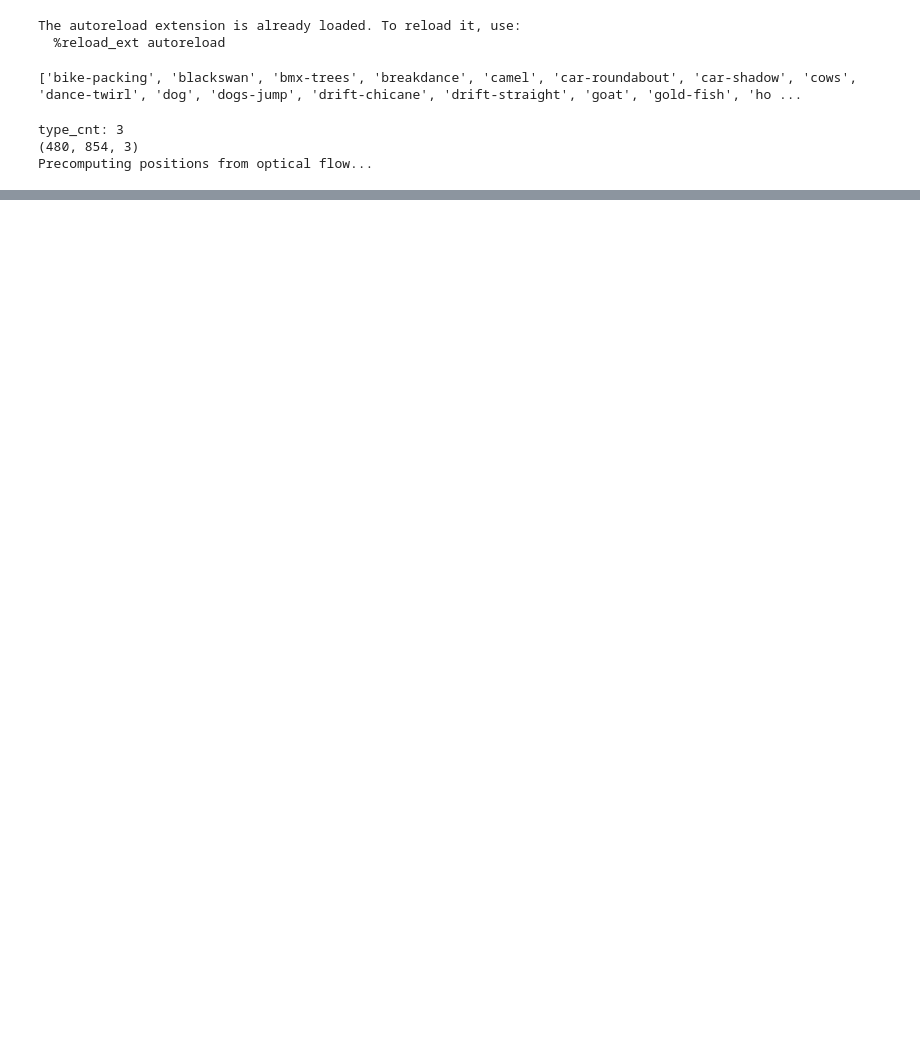
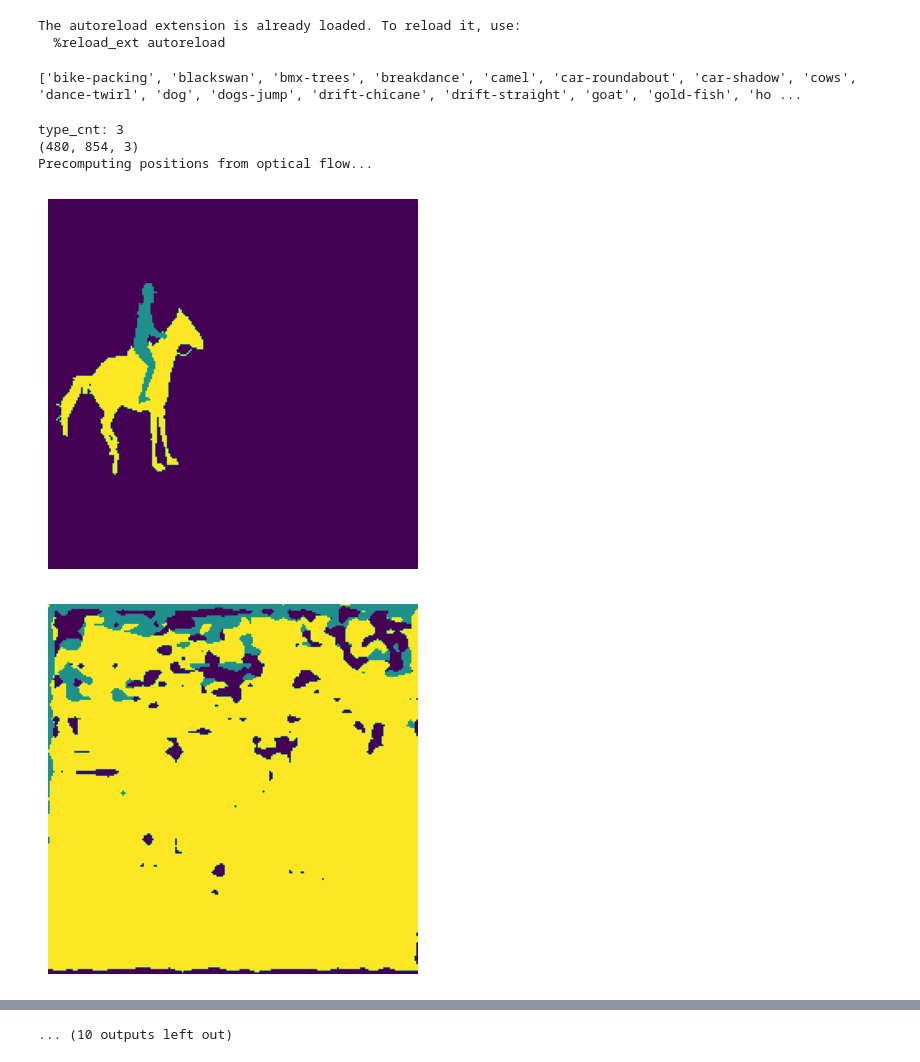
Before and after one commit to 16261909/CS5340-Project, a Jupyter notebook: code/mrf_eval.ipynb, the cells around one changed output, grey strips where cells are left out. Cells and saved outputs as stored; diff of their text form; code cells hidden in the pictures; blank space fills up the shorter version.

Commit message:
added cnn_eval

```diff
--- a/code/mrf_eval.ipynb
+++ b/code/mrf_eval.ipynb
@@ -52,6 +52,8 @@ flo = None
 imgs = None
 gray_imgs = None
 cnn_mask = None
+model = None
+diff_pixel = 0
 # %% [output]
 ['bike-packing', 'blackswan', 'bmx-trees', 'breakdance', 'camel', 'car-roundabout', 'car-shadow', 'cows', 'dance-twirl', 'dog', 'dogs-jump', 'drift-chicane', 'drift-straight', 'goat', 'gold-fish', 'ho ...
 # %%
@@ -115,6 +117,8 @@ def energy(args):
             break
         e_t += time_parameter(t + dt + 1) * time_parameter(t) * (1 if value != mask[t + dt + 1, precomputed_positions[t, x, y, 1, dt, 0], precomputed_positions[t, x, y, 1, dt, 1]] else 0) ** 2
 
+    e_s = (diff_pixel - (mask[idx] != cnn_mask[idx]) * 1 + (value != cnn_mask[idx]) * 1) ** 2
+
     return theta_u * e_u + theta_t * e_t + theta_s * s_parameter(t) * e_s
 # %%
 def init():
@@ -131,13 +135,24 @@ def init():
                 neg_ret, pos_ret = get_positions((x, y), t)
                 precomputed_positions[t, x, y, 0] = neg_ret
                 precomputed_positions[t, x, y, 1] = pos_ret
+# %%
+def cnn_eval():
+    global mask, cnn_mask, imgs, model
+    x = torch.tensor(np.concatenate((imgs.reshape(-1, 3, imgs.shape[1], imgs.shape[2]), np.expand_dims(mask, axis=1)), axis=1)).float().to(device)
+
+    y = model(x)
+    cnn_mask = np.argmax(y.cpu().detach().numpy(), axis=1).reshape(mask.shape)
+
+    for i in range(mask.shape[0]):
+        print_image(mask[i], 'mask')
+        print_image(cnn_mask[i], 'cnn_mask')
 # %%
 
 image_root = train_image_root
 mask_root = train_mask_root
 target_list = val_list
 # def eval(image_root, mask_root, target_list):
-global mask, osvos_mask, flo, imgs, gray_imgs, cnn_mask
+# global mask, osvos_mask, flo, imgs, gray_imgs, cnn_mask
 for p in range(len(target_list)):
 
     if p != 15:
@@ -150,7 +165,7 @@ for p in range(len(target_list)):
     model_save_path = os.path.join(models_root, target_list[p] + '.pt')
 
     image_list = sorted(os.listdir(image_path))
-    image_list = image_list[:2]
+    image_list = image_list[:10]
     mask = cv2.imread(mask_path)
 
     mask = np.expand_dims(mask, axis=0)
@@ -209,38 +224,47 @@ for p in range(len(target_list)):
 
     init()
 
     cnn_mask = mask.copy()
-    model = MyResNet(len(color_to_gray_map))
+    model = MyResNet(len(color_to_gray_map)).to(device)
     model_save_path = os.path.join(model_save_path)
+    model.eval()
     print('Precomputing positions from optical flow...')
 
-    for i in tqdm(range(ICM_iter)):
-        tasks = [(t, x, y, k) for t in range(len(image_list)) for x in range(mask.shape[1]) for y in
-                 range(mask.shape[2]) for k in range(type_cnt)]
-        with Pool() as pool:
-            e_results = np.array(list(pool.map(energy, tasks)))
-        e_results = np.array(e_results).reshape((len(image_list), mask.shape[1], mask.shape[2], type_cnt))
-        mask = np.argmin(e_results, axis=-1)
+    for _ in range(total_iter):
+
+        diff_pixel = np.sum(mask != cnn_mask)
+
+        for _ in tqdm(range(ICM_iter)):
+            tasks = [(t, x, y, k) for t in range(len(image_list)) for x in range(mask.shape[1]) for y in
+                     range(mask.shape[2]) for k in range(type_cnt)]
+            with Pool() as pool:
+                e_results = np.array(list(pool.map(energy, tasks)))
+            e_results = np.array(e_results).reshape((len(image_list), mask.shape[1], mask.shape[2], type_cnt))
+            mask = np.argmin(e_results, axis=-1)
+
+        cnn_eval()
 
     print('ICM done')
 
     # write
     if os.path.exists(result_path):
         shutil.rmtree(result_path)
     os.makedirs(result_path)
 
     resized_mask = np.zeros((mask.shape[0], OriginalSize[1], OriginalSize[0]))
     for i in range(len(image_list)):
         resized_mask[i] = cv2.resize(mask[i], OriginalSize, interpolation=cv2.INTER_NEAREST)
 
     for i in range(len(image_list)):
         result_i_path = result_path + f"/{i:05d}.png"
         cv2.imwrite(result_i_path, restore_color_mask(resized_mask[i], gray_to_color_map))
 
     del resized_mask
 
     break
 # %% [output]
 type_cnt: 3
 (480, 854, 3)
 Precomputing positions from optical flow...
+[figure, added]
+[figure, added]
@@ -247,2 +280,3 @@ Precomputing positions from optical flow...
+... (10 outputs left out)
 # %%
 # eval(train_image_root, train_mask_root, val_list)
```
Also changed, not shown: parts of 1 cell of this notebook, 2 other files.
